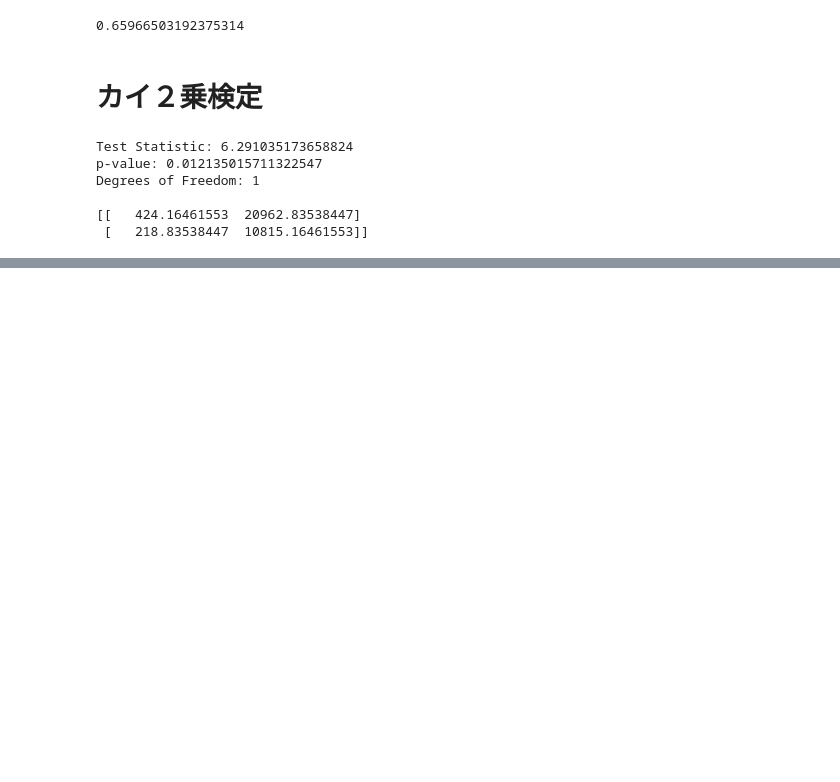
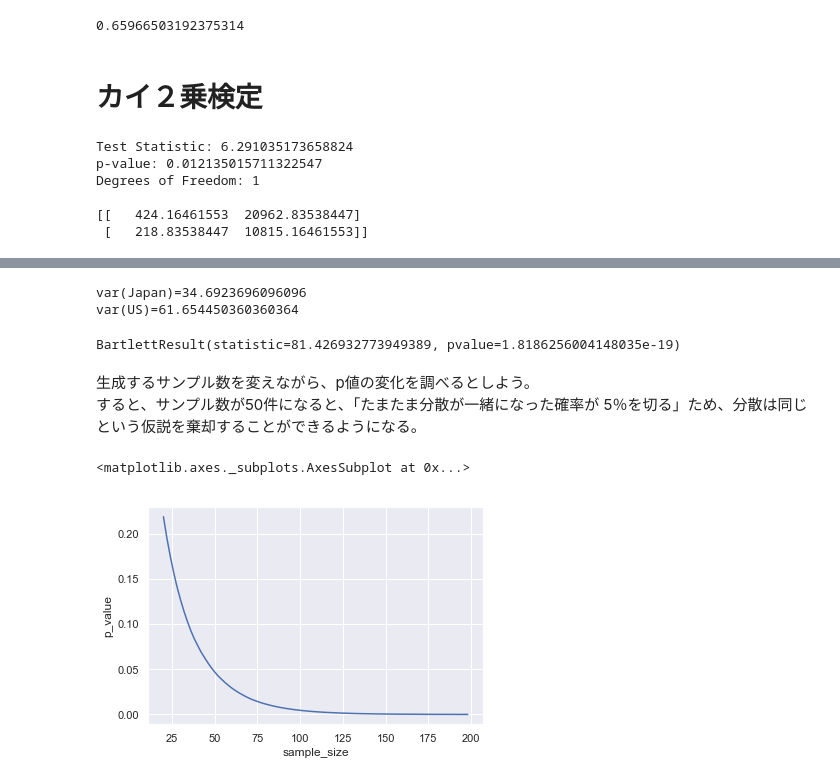
Before and after one commit to tech-inventory/_my_study_history, a Jupyter notebook: datascience/analytics_general/evaluation_method_for_promotion.ipynb, the cells around one changed output, grey strips where cells are left out. Drawn from its saved outputs; the diff is of its cells as text; code cells hidden in the pictures; blank space fills up the shorter version.

```diff
--- a/datascience/analytics_general/evaluation_method_for_promotion.ipynb
+++ b/datascience/analytics_general/evaluation_method_for_promotion.ipynb
@@ -128,0 +192,56 @@ Degrees of Freedom: 1
+# %%
+sample_size = 1000
+
+# 日本人男性サンプル
+np.random.seed(1)
+Japan = np.round([np.random.normal(171, 6, sample_size)],1).reshape(sample_size)
+#print("Japan:{}".format(Japan))
+
+# アメリカ人男性サンプル
+np.random.seed(1)
+US = np.round([np.random.normal(180, 8, sample_size)],1).reshape(sample_size)
+#print("US:{}".format(US))
+
+# 標本分散
+print("var(Japan)={}".format(stat.variance(Japan)))
+print("var(US)={}".format(stat.variance(US)))
+
+# 等分散性の検定を行う。
+scipy.stats.bartlett(Japan,US)
+# %% [output]
+var(Japan)=34.6923696096096
+var(US)=61.654450360360364
+BartlettResult(statistic=81.426932773949389, pvalue=1.8186256004148035e-19)
+# %% [markdown]
+生成するサンプル数を変えながら、p値の変化を調べるとしよう。
+すると、サンプル数が50件になると、「たまたま分散が一緒になった確率が 5％を切る」ため、分散は同じという仮説を棄却することができるようになる。
+# %%
+%matplotlib inline
+import seaborn as sns
+import pandas as pd
+from tqdm import tqdm_notebook,tqdm
+plot_buff = []
+for _sample_size in tqdm(range(20,200,2)):
+
+    # 日本人男性サンプル
+    np.random.seed(1)
+    Japan = np.round([np.random.normal(171, 6, _sample_size)],1).reshape(_sample_size)
+
+    # アメリカ人男性サンプル
+    np.random.seed(1)
+    US = np.round([np.random.normal(180, 8, _sample_size)],1).reshape(_sample_size)
+
+    # 等分散性の検定を行う。
+    _result = scipy.stats.bartlett(Japan,US)
+
+    if False:
+        print("Sample Size:{}".format(_sample_size))
+        print("p-value={}".format(_result.pvalue))
+
+    plot_buff.append([_sample_size, _result.pvalue])
+
+df_plot_buff = pd.DataFrame(plot_buff, columns=['sample_size', 'p_value'])
+sns.lineplot(x='sample_size', y='p_value', data=df_plot_buff)
+# %% [output]
+<matplotlib.axes._subplots.AxesSubplot at 0x...>
+[figure, added]
```
Also changed, not shown: parts of 12 cells of this notebook.
